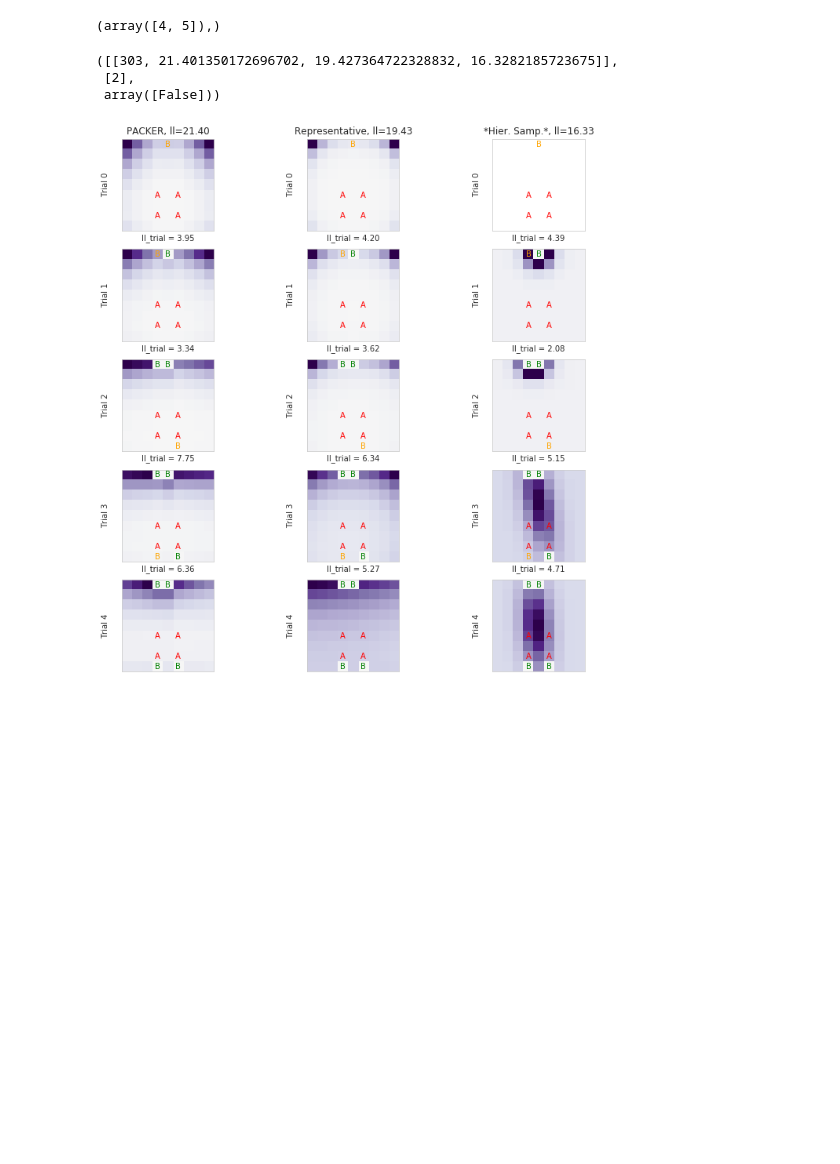
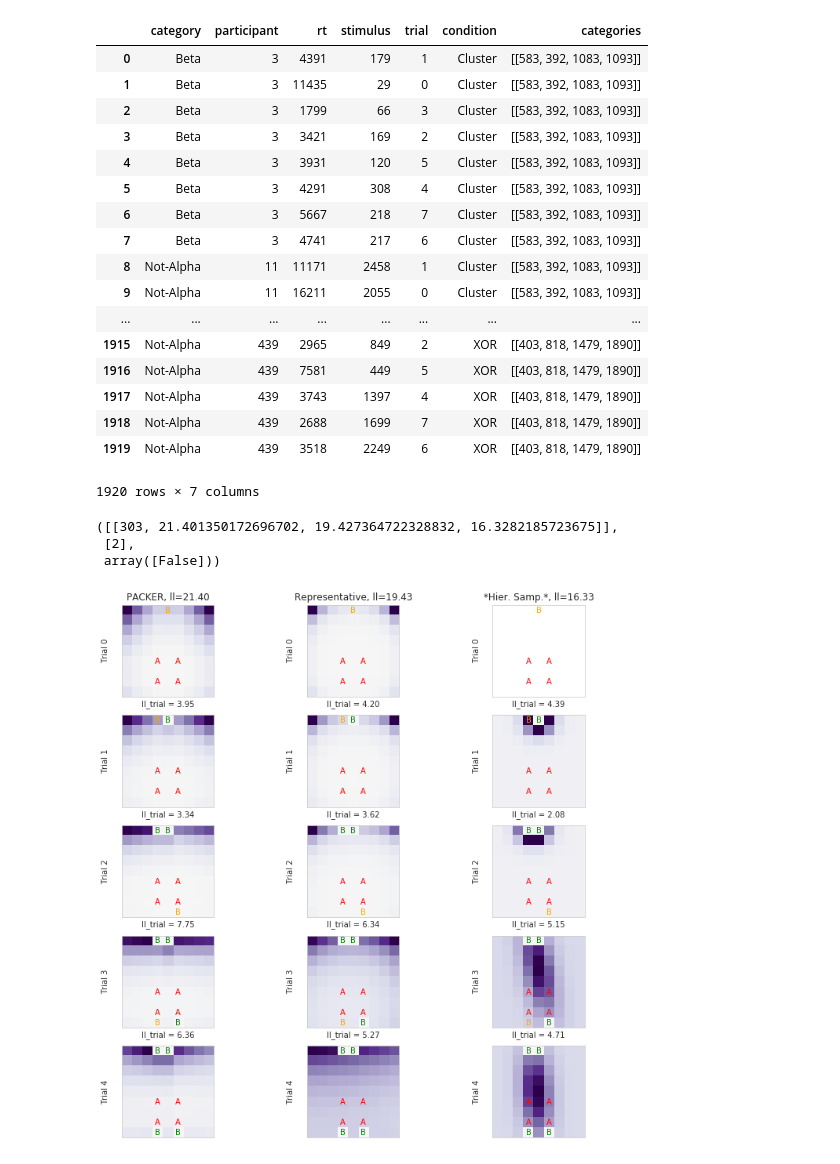
Before and after one commit to AusterweilLab/generating_categories, a Jupyter notebook: Experiments/cogpsych-code/plot_modelcompare_ind_dummy.ipynb, the cells around one changed output. Saved outputs shown, nothing was run; the diff lists cells and outputs as text; code cells hidden in the pictures; blank space fills up the shorter version.

Commit message:
Heaps of stuff. Cleaned code, standardised trial objects a little more.

```diff
--- a/Experiments/cogpsych-code/plot_modelcompare_ind_dummy.ipynb
+++ b/Experiments/cogpsych-code/plot_modelcompare_ind_dummy.ipynb
@@ -70,7 +70,7 @@ WT_THETA = 1.5
 MIN_LL = 1e-10
 
 # Specify default dataname
-dbname = 'experiments-5con.db'#'experiments-pooled.db'#'experiments-5con.db'#raw data
+dbname = 'experiment-corner_c.db'#'experiments-pooled.db'#'experiments-5con.db'#raw data
 dataname_def = '5con'#'pooled'#'5con'#bestparms comes from here
 
 # Specify default dataname
@@ -166,3 +174,24 @@ def generateOnePerm(ppt,generation,stimuli,order=None,betas=None,alphas=None):
+# %%
+generation
+# %% [output]
+|  | category | participant | rt | stimulus | trial | condition | categories |
+| 0 | Beta | 3 | 4391 | 179 | 1 | Cluster | [[583, 392, 1083, 1093]] |
+| 1 | Beta | 3 | 11435 | 29 | 0 | Cluster | [[583, 392, 1083, 1093]] |
+| 2 | Beta | 3 | 1799 | 66 | 3 | Cluster | [[583, 392, 1083, 1093]] |
+| 3 | Beta | 3 | 3421 | 169 | 2 | Cluster | [[583, 392, 1083, 1093]] |
+| 4 | Beta | 3 | 3931 | 120 | 5 | Cluster | [[583, 392, 1083, 1093]] |
+| 5 | Beta | 3 | 4291 | 308 | 4 | Cluster | [[583, 392, 1083, 1093]] |
+| 6 | Beta | 3 | 5667 | 218 | 7 | Cluster | [[583, 392, 1083, 1093]] |
+| 7 | Beta | 3 | 4741 | 217 | 6 | Cluster | [[583, 392, 1083, 1093]] |
+| 8 | Not-Alpha | 11 | 11171 | 2458 | 1 | Cluster | [[583, 392, 1083, 1093]] |
+| 9 | Not-Alpha | 11 | 16211 | 2055 | 0 | Cluster | [[583, 392, 1083, 1093]] |
+| ... | ... | ... | ... | ... | ... | ... | ... |
+| 1915 | Not-Alpha | 439 | 2965 | 849 | 2 | XOR | [[403, 818, 1479, 1890]] |
+| 1916 | Not-Alpha | 439 | 7581 | 449 | 5 | XOR | [[403, 818, 1479, 1890]] |
+| 1917 | Not-Alpha | 439 | 3743 | 1397 | 4 | XOR | [[403, 818, 1479, 1890]] |
+| 1918 | Not-Alpha | 439 | 2688 | 1699 | 7 | XOR | [[403, 818, 1479, 1890]] |
+| 1919 | Not-Alpha | 439 | 3518 | 2249 | 6 | XOR | [[403, 818, 1479, 1890]] |
+1920 rows × 7 columns
 # %%
 ##Plotting function
 def plotInd(ppts,betas=None,alphas=None,order=None,doplots=True):
@@ -307,11 +336,6 @@ def plotInd(ppts,betas=None,alphas=None,order=None,doplots=True):
     #         plt.close()
 
     return ll,wins,true_order
-# %%
-a = [1,2,3,None,0,0,2]
-np.where(np.array(a) == 0)
-# %% [output]
-(array([4, 5]),)
 # %%
 ppts = [303]#318#trials.participants:
 betas = None#[40,31,49,39,41]#[30,32,48,50]#[72,64,16,8]#[30,32,48,50]
```
Also changed, not shown: parts of 1 cell of this notebook, 17 other files.
